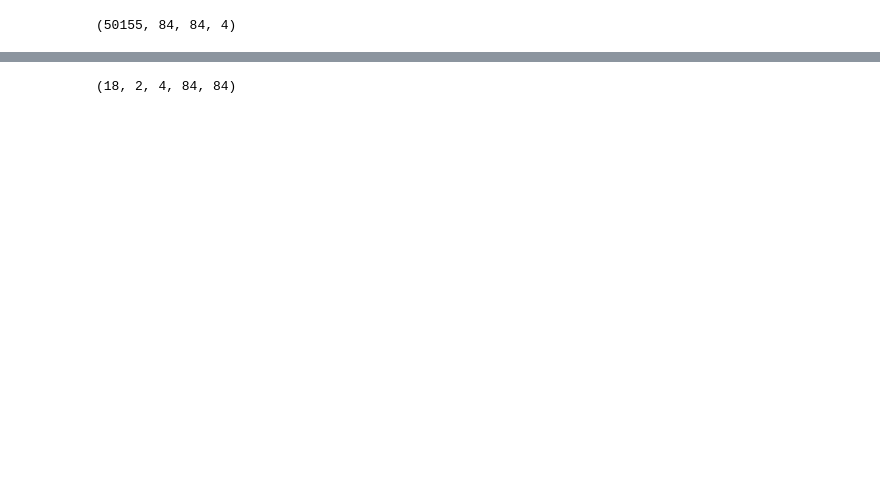
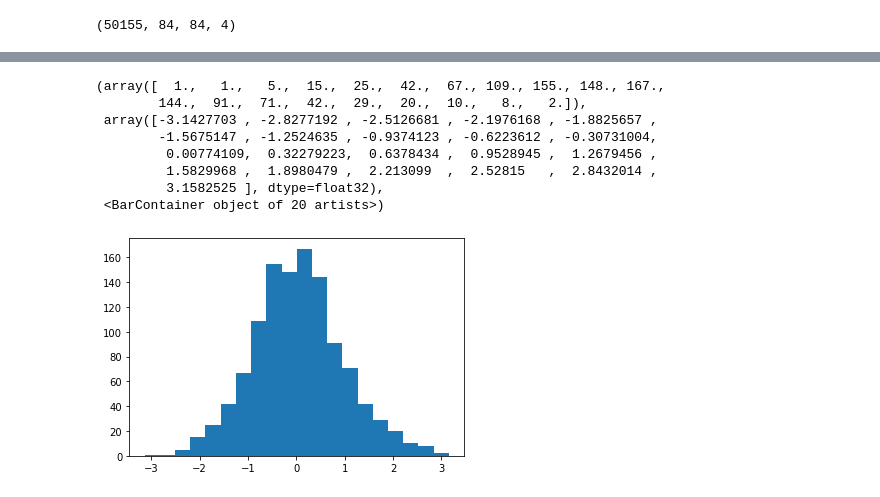
Before and after one commit to HaoranLiao/cs285_project, a Jupyter notebook: Visualization.ipynb, the cells around one changed output, grey strips where cells are left out. Saved outputs shown, nothing was run; the diff lists cells and outputs as text; code cells hidden in the pictures; blank space fills up the shorter version.

```diff
--- a/Visualization.ipynb
+++ b/Visualization.ipynb
@@ -66,10 +73,20 @@ selected_data=data[np.random.randint(0,10000,size=18)]
 rec=np.array(vae.reconstruct(selected_data/255)*255,np.uint8)
 sbs_original=np.moveaxis(np.array([selected_data,rec]),(0,1,-1),(1,0,2))
 sbs=sbs_original.reshape((-1,)+data.shape[1:-1])
-# %%
-sbs_original.shape
-# %% [output]
-(18, 2, 4, 84, 84)
+# %%
+enc=vae.encode(selected_data/255)
+# %%
+plt.hist(enc.flatten(),bins=20)
+# %% [output]
+(array([  1.,   1.,   5.,  15.,  25.,  42.,  67., 109., 155., 148., 167.,
+        144.,  91.,  71.,  42.,  29.,  20.,  10.,   8.,   2.]),
+ array([-3.1427703 , -2.8277192 , -2.5126681 , -2.1976168 , -1.8825657 ,
+        -1.5675147 , -1.2524635 , -0.9374123 , -0.6223612 , -0.30731004,
+         0.00774109,  0.32279223,  0.6378434 ,  0.9528945 ,  1.2679456 ,
+         1.5829968 ,  1.8980479 ,  2.213099  ,  2.52815   ,  2.8432014 ,
+         3.1582525 ], dtype=float32),
+ <BarContainer object of 20 artists>)
+[figure, added]
 # %%
 fig, axs = plt.subplots(nrows=6, ncols=4, figsize=(12, 12),
                         subplot_kw={'xticks': [], 'yticks': []})
```
Also changed, not shown: parts of 12 cells of this notebook, 3 other files.
